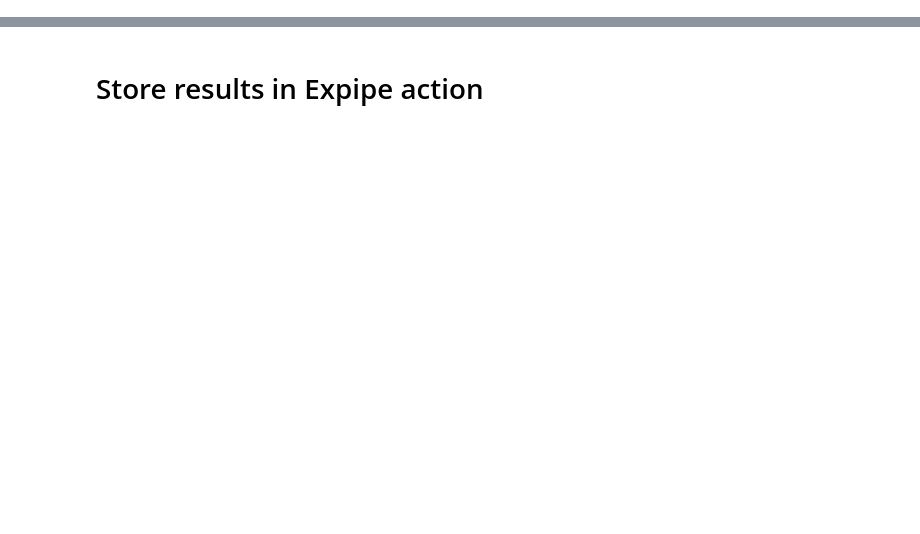
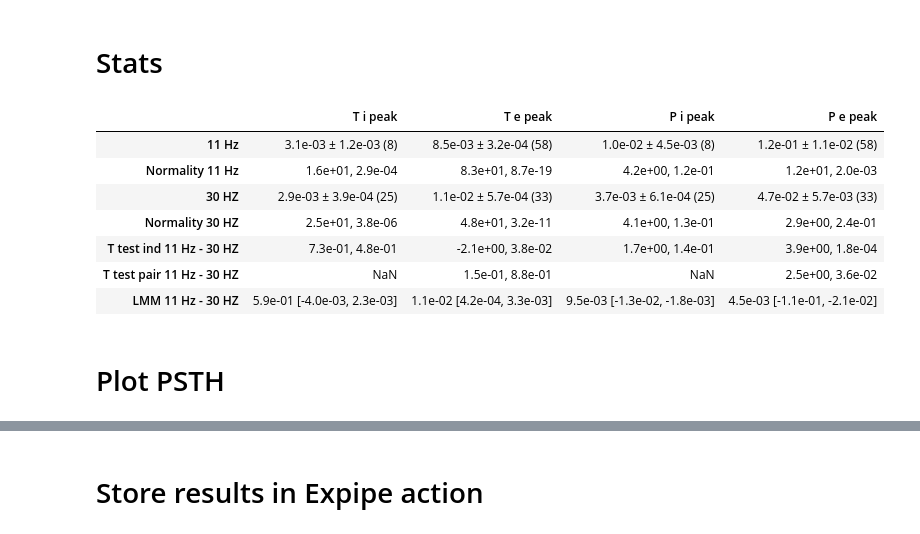
Before and after one commit to CINPLA/septum-mec, a Jupyter notebook: notebooks/20_stimulus-spike-response.ipynb, the cells around one changed output, grey strips where cells are left out. Saved outputs shown, nothing was run; the diff lists cells and outputs as text; code cells hidden in the pictures; blank space fills up the shorter version.

```diff
--- a/notebooks/20_stimulus-spike-response.ipynb
+++ b/notebooks/20_stimulus-spike-response.ipynb
@@ -196 +118,3 @@ for cell_type in ['gridcell', 'bs_not_gridcell', 'ns_inhibited', 'ns_not_inhibit
 ... (4 outputs left out)
+# %% [markdown]
+# Stats
@@ -196,0 +125,11 @@ for cell_type in ['gridcell', 'bs_not_gridcell', 'ns_inhibited', 'ns_not_inhibit
+# %%
+stats['gridcell']
+# %% [output]
+|  | T i peak | T e peak | P i peak | P e peak |
+| 11 Hz | 3.1e-03 ± 1.2e-03 (8) | 8.5e-03 ± 3.2e-04 (58) | 1.0e-02 ± 4.5e-03 (8) | 1.2e-01 ± 1.1e-02 (58) |
+| Normality 11 Hz | 1.6e+01, 2.9e-04 | 8.3e+01, 8.7e-19 | 4.2e+00, 1.2e-01 | 1.2e+01, 2.0e-03 |
+| 30 HZ | 2.9e-03 ± 3.9e-04 (25) | 1.1e-02 ± 5.7e-04 (33) | 3.7e-03 ± 6.1e-04 (25) | 4.7e-02 ± 5.7e-03 (33) |
+| Normality 30 HZ | 2.5e+01, 3.8e-06 | 4.8e+01, 3.2e-11 | 4.1e+00, 1.3e-01 | 2.9e+00, 2.4e-01 |
+| T test ind 11 Hz - 30 HZ | 7.3e-01, 4.8e-01 | -2.1e+00, 3.8e-02 | 1.7e+00, 1.4e-01 | 3.9e+00, 1.8e-04 |
+| T test pair 11 Hz - 30 HZ | NaN | 1.5e-01, 8.8e-01 | NaN | 2.5e+00, 3.6e-02 |
+| LMM 11 Hz - 30 HZ | 5.9e-01 [-4.0e-03, 2.3e-03] | 1.1e-02 [4.2e-04, 3.3e-03] | 9.5e-03 [-1.3e-02, -1.8e-03] | 4.5e-03 [-1.1e-01, -2.1e-02] |
@@ -197,3 +145,5 @@ for cell_type in ['gridcell', 'bs_not_gridcell', 'ns_inhibited', 'ns_not_inhibit
+# %% [markdown]
+# Plot PSTH
 # %%
 from septum_mec.analysis.plotting import plot_bootstrap_timeseries
 # %%
```
Also changed, not shown: parts of 30 cells of this notebook, 18 other files.
